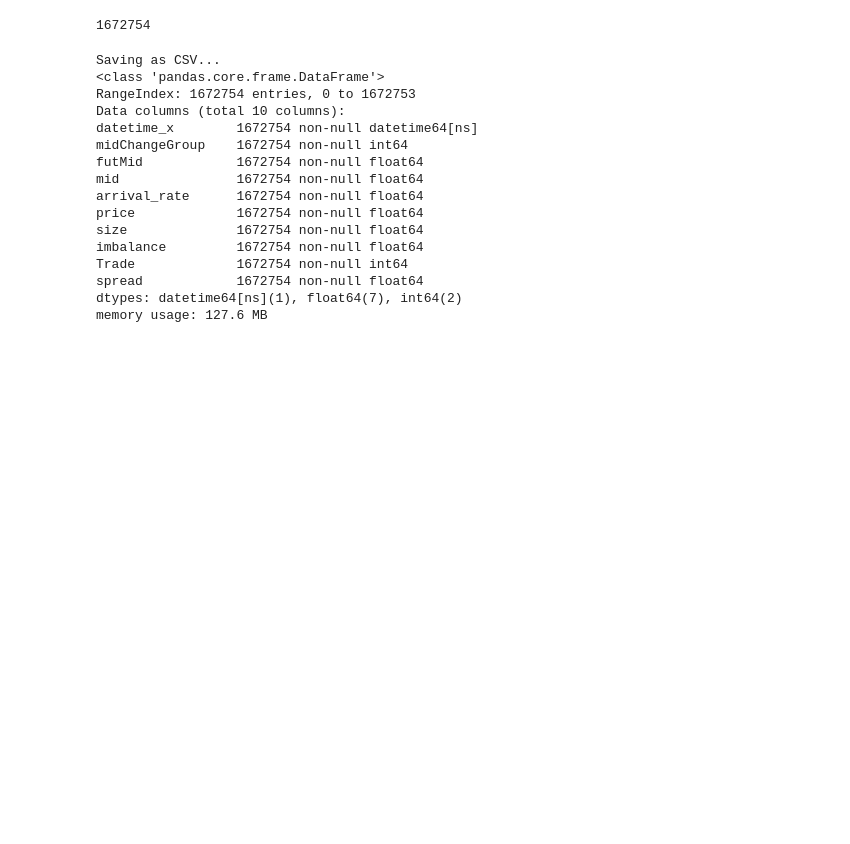
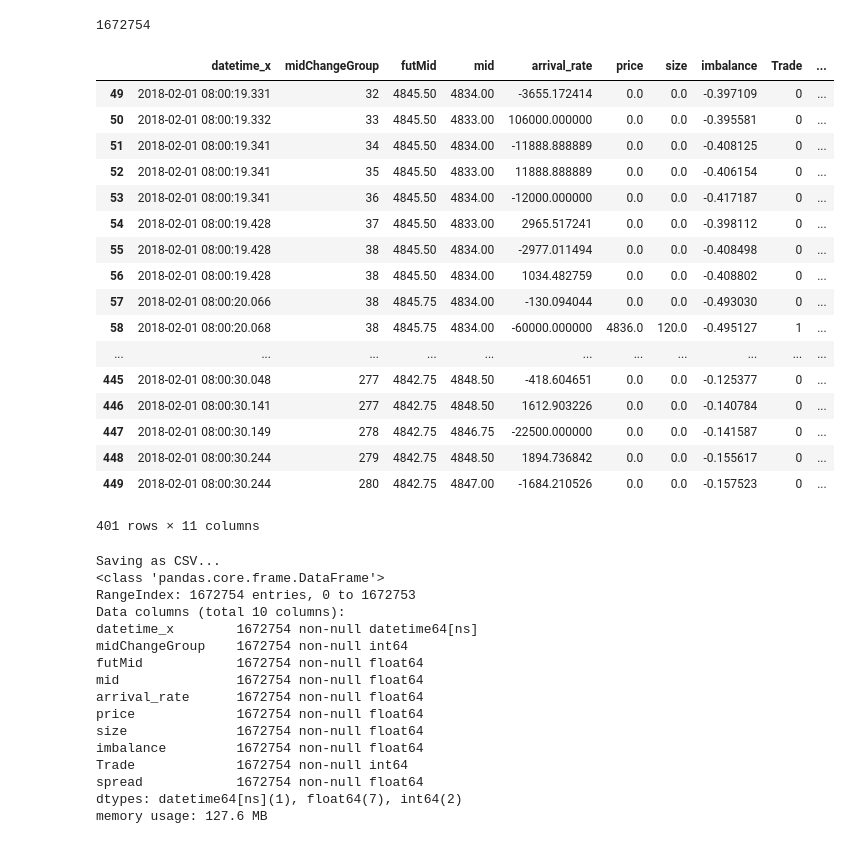
Before and after one commit to Vishwesh4/BDC_shaastra, a Jupyter notebook: model.ipynb, the cells around one changed output. Cells and saved outputs as stored; diff of their text form; code cells hidden in the pictures; blank space fills up the shorter version.

```diff
--- a/model.ipynb
+++ b/model.ipynb
@@ -218,7 +224,7 @@ len(df)
 1672754
 # %%
 "Introduces smooth Labeling "
-def target_creator(df,lag=50,alpha=1):
+def target_creator(df,lag=100,alpha=1):
     df['target'] = np.NaN
     for i in range(lag-1,len(df)-lag):
         m_minus = (1/lag) * df.mid.iloc[i+1-lag:i+1].sum()
@@ -232,7 +238,28 @@ def target_creator(df,lag=50,alpha=1):
         df['target'].iloc[i] = l
     return df
 # %%
-df=target_creator(df)
+df=target_creator(df.iloc[:500])
+# %%
+df.loc[df.target==0].dropna()
+# %% [output]
+|  | datetime_x | midChangeGroup | futMid | mid | arrival_rate | price | size | imbalance | Trade | ... |
+| 49 | 2018-02-01 08:00:19.331 | 32 | 4845.50 | 4834.00 | -3655.172414 | 0.0 | 0.0 | -0.397109 | 0 | ... |
+| 50 | 2018-02-01 08:00:19.332 | 33 | 4845.50 | 4833.00 | 106000.000000 | 0.0 | 0.0 | -0.395581 | 0 | ... |
+| 51 | 2018-02-01 08:00:19.341 | 34 | 4845.50 | 4834.00 | -11888.888889 | 0.0 | 0.0 | -0.408125 | 0 | ... |
+| 52 | 2018-02-01 08:00:19.341 | 35 | 4845.50 | 4833.00 | 11888.888889 | 0.0 | 0.0 | -0.406154 | 0 | ... |
+| 53 | 2018-02-01 08:00:19.341 | 36 | 4845.50 | 4834.00 | -12000.000000 | 0.0 | 0.0 | -0.417187 | 0 | ... |
+| 54 | 2018-02-01 08:00:19.428 | 37 | 4845.50 | 4833.00 | 2965.517241 | 0.0 | 0.0 | -0.398112 | 0 | ... |
+| 55 | 2018-02-01 08:00:19.428 | 38 | 4845.50 | 4834.00 | -2977.011494 | 0.0 | 0.0 | -0.408498 | 0 | ... |
+| 56 | 2018-02-01 08:00:19.428 | 38 | 4845.50 | 4834.00 | 1034.482759 | 0.0 | 0.0 | -0.408802 | 0 | ... |
+| 57 | 2018-02-01 08:00:20.066 | 38 | 4845.75 | 4834.00 | -130.094044 | 0.0 | 0.0 | -0.493030 | 0 | ... |
+| 58 | 2018-02-01 08:00:20.068 | 38 | 4845.75 | 4834.00 | -60000.000000 | 4836.0 | 120.0 | -0.495127 | 1 | ... |
+| ... | ... | ... | ... | ... | ... | ... | ... | ... | ... | ... |
+| 445 | 2018-02-01 08:00:30.048 | 277 | 4842.75 | 4848.50 | -418.604651 | 0.0 | 0.0 | -0.125377 | 0 | ... |
+| 446 | 2018-02-01 08:00:30.141 | 277 | 4842.75 | 4848.50 | 1612.903226 | 0.0 | 0.0 | -0.140784 | 0 | ... |
+| 447 | 2018-02-01 08:00:30.149 | 278 | 4842.75 | 4846.75 | -22500.000000 | 0.0 | 0.0 | -0.141587 | 0 | ... |
+| 448 | 2018-02-01 08:00:30.244 | 279 | 4842.75 | 4848.50 | 1894.736842 | 0.0 | 0.0 | -0.155617 | 0 | ... |
+| 449 | 2018-02-01 08:00:30.244 | 280 | 4842.75 | 4847.00 | -1684.210526 | 0.0 | 0.0 | -0.157523 | 0 | ... |
+401 rows × 11 columns
 # %%
 # Normalizing the feature vectors
 def normalization(df,columns):
```
Also changed, not shown: parts of 1 cell of this notebook, 3 other files.
